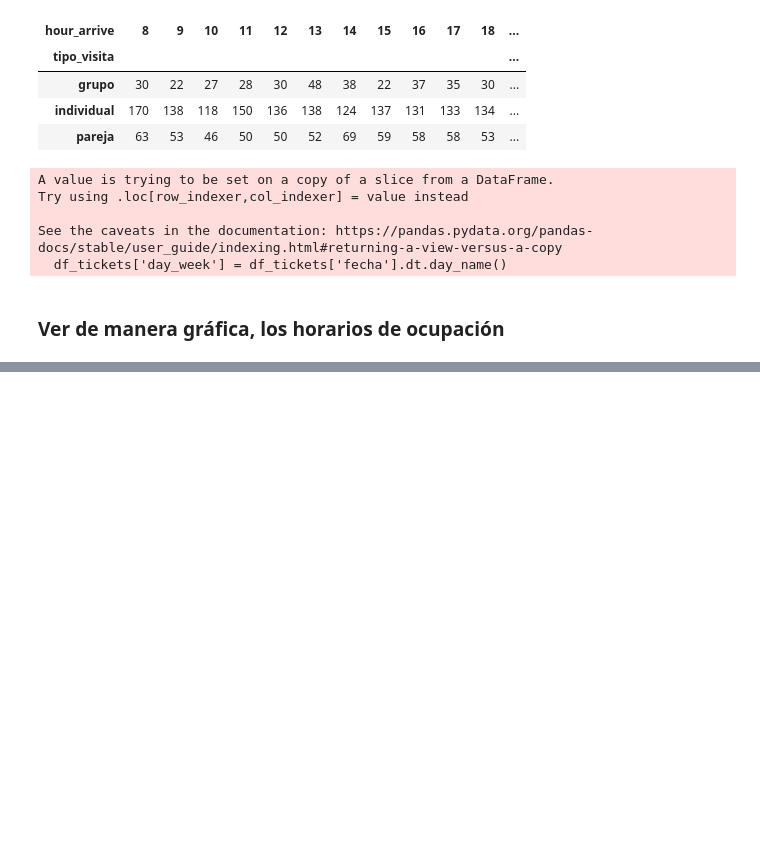
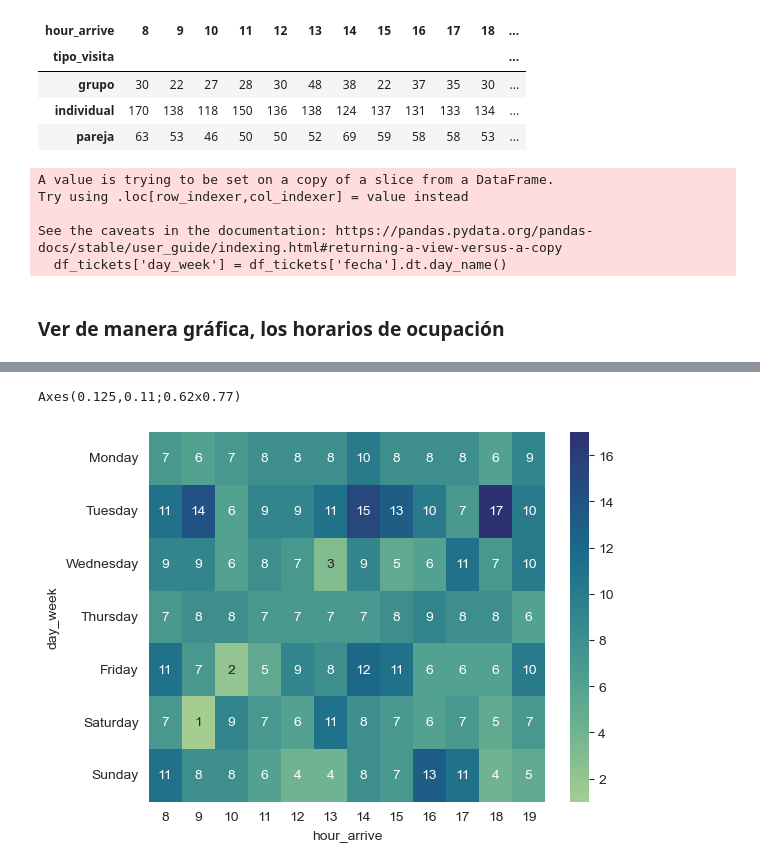
Before and after one commit to leon-mtz07/An-lisis-del-Comportamiento-de-Clientes-en-un-Espacio-de-Trabajo-y-Estudio, a Jupyter notebook: data-analysis.ipynb, the cells around one changed output, grey strips where cells are left out. Saved outputs shown, nothing was run; the diff lists cells and outputs as text; code cells hidden in the pictures; blank space fills up the shorter version.

```diff
--- a/data-analysis.ipynb
+++ b/data-analysis.ipynb
@@ -186,0 +196,5 @@ Axes(0.125,0.11;0.62x0.77)
+# %%
+schedule_type('pareja')
+# %% [output]
+Axes(0.125,0.11;0.62x0.77)
+[figure, added]
```
Also changed, not shown: parts of 40 cells of this notebook.
